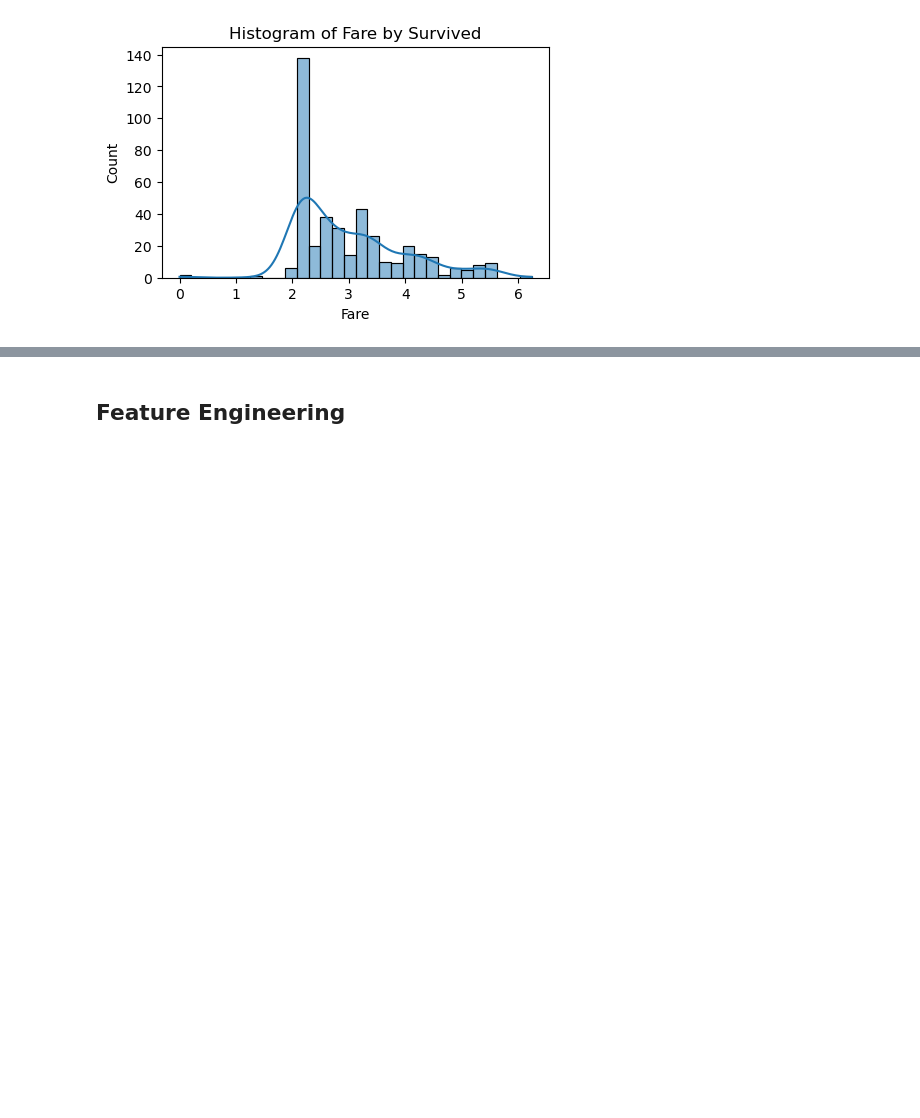
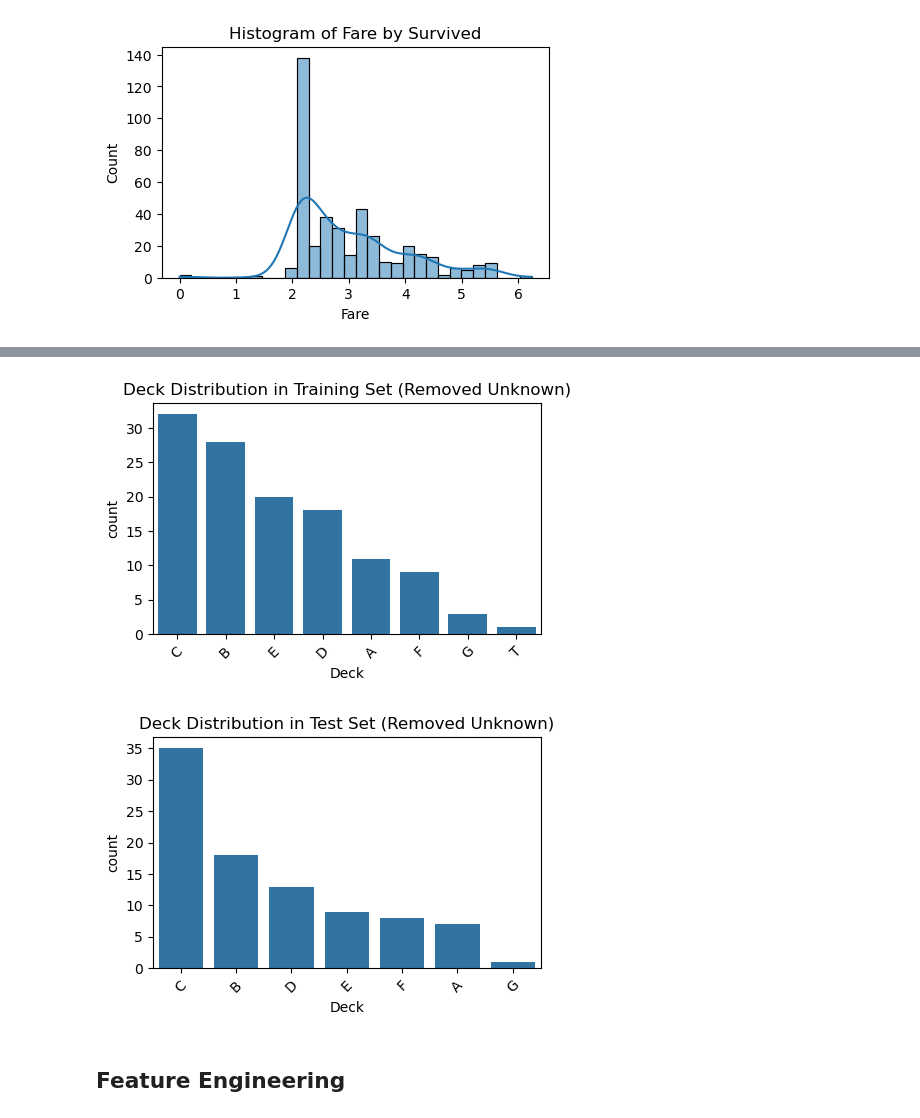
Before and after one commit to pt7481/titanic-ml-from-disaster, a Jupyter notebook: titanic_ml_from_disaster_abridged__paultongyoo.ipynb, the cells around one changed output, grey strips where cells are left out. Drawn from its saved outputs; the diff is of its cells as text; code cells hidden in the pictures; blank space fills up the shorter version.

```diff
--- a/titanic_ml_from_disaster_abridged__paultongyoo.ipynb
+++ b/titanic_ml_from_disaster_abridged__paultongyoo.ipynb
@@ -405,3 +478,23 @@ visualize_feature(X_test_fare, 'Fare')
+# %%
+# Plot Train vs Test Deck values
+X_train_deck = X_train[['Cabin']].copy()
+X_test_deck = X_test[['Cabin']].copy()
+X_train_deck['Deck'] = X_train_deck['Cabin'].str[0]
+X_test_deck['Deck'] = X_test_deck['Cabin'].str[0]
+
+plt.figure(figsize=(5, 3))
+sns.countplot(x='Deck', data=X_train_deck, order=X_train_deck['Deck'].value_counts().index)
+plt.title('Deck Distribution in Training Set (Removed Unknown)')
+plt.xticks(rotation=45)
+plt.show()
+plt.figure(figsize=(5, 3))
+sns.countplot(x='Deck', data=X_test_deck, order=X_test_deck['Deck'].value_counts().index)
+plt.title('Deck Distribution in Test Set (Removed Unknown)')
+plt.xticks(rotation=45)
+plt.show()
+# %% [output]
+[figure, added]
+[figure, added]
 # %% [markdown]
 ## Feature Engineering
 # %%
```
Also changed, not shown: parts of 22 cells of this notebook.
